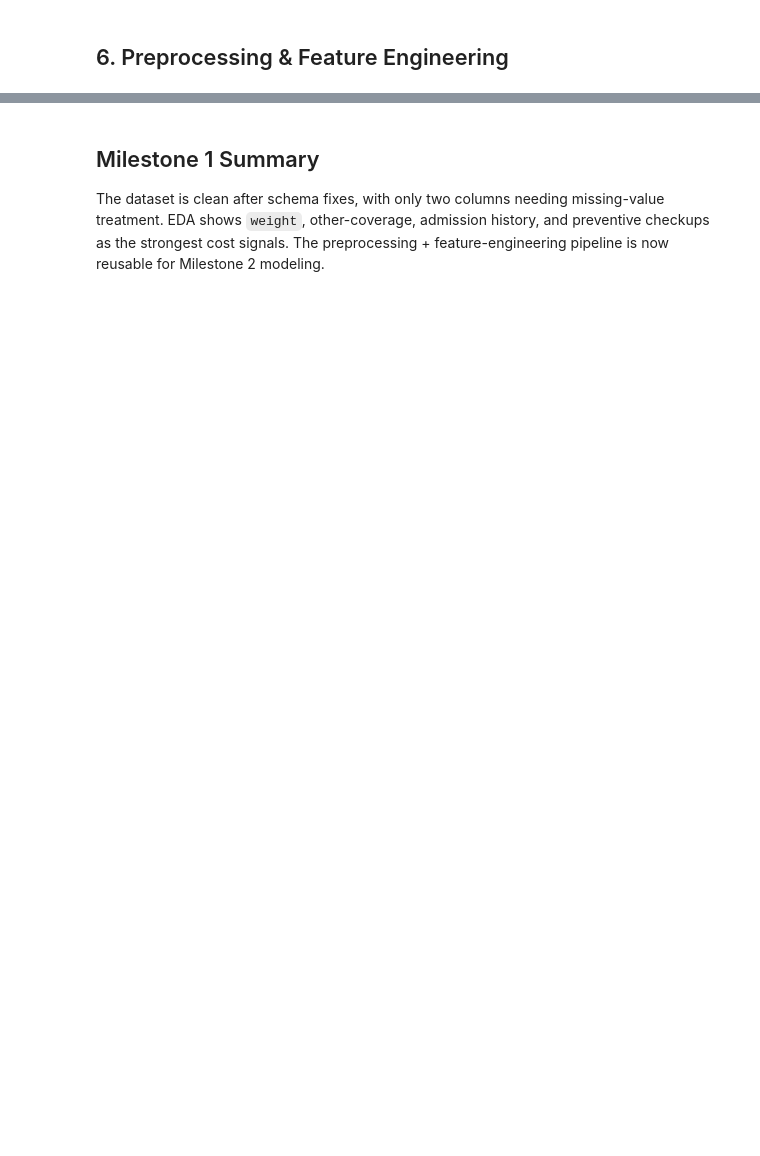
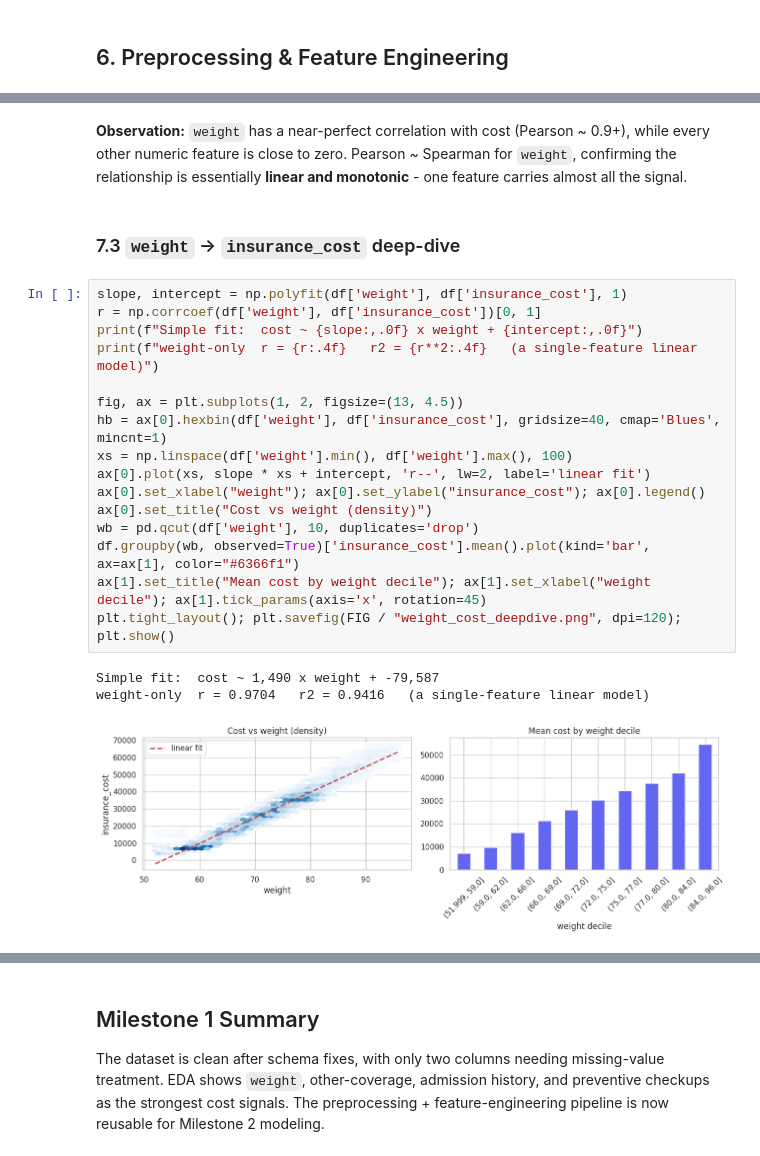
Before and after one commit to gunjan075/gl-capstone, a Jupyter notebook: experiments/01_milestone1_eda_preprocessing.ipynb, the cells around one changed output, grey strips where cells are left out. Saved outputs shown, nothing was run; the diff lists cells and outputs as text; blank space fills up the shorter version.

```diff
--- a/experiments/01_milestone1_eda_preprocessing.ipynb
+++ b/experiments/01_milestone1_eda_preprocessing.ipynb
@@ -234,0 +305,24 @@ Engineered matrix shape: (25000, 28)
+# %% [markdown]
+**Observation:** `weight` has a near-perfect correlation with cost (Pearson ~ 0.9+), while every other numeric feature is close to zero. Pearson ~ Spearman for `weight`, confirming the relationship is essentially **linear and monotonic** - one feature carries almost all the signal.
+# %% [markdown]
+### 7.3 `weight` -> `insurance_cost` deep-dive
+# %%
+slope, intercept = np.polyfit(df['weight'], df['insurance_cost'], 1)
+r = np.corrcoef(df['weight'], df['insurance_cost'])[0, 1]
+print(f"Simple fit:  cost ~ {slope:,.0f} x weight + {intercept:,.0f}")
+print(f"weight-only  r = {r:.4f}   r2 = {r**2:.4f}   (a single-feature linear model)")
+
+fig, ax = plt.subplots(1, 2, figsize=(13, 4.5))
+hb = ax[0].hexbin(df['weight'], df['insurance_cost'], gridsize=40, cmap='Blues', mincnt=1)
+xs = np.linspace(df['weight'].min(), df['weight'].max(), 100)
+ax[0].plot(xs, slope * xs + intercept, 'r--', lw=2, label='linear fit')
+ax[0].set_xlabel("weight"); ax[0].set_ylabel("insurance_cost"); ax[0].legend()
+ax[0].set_title("Cost vs weight (density)")
+wb = pd.qcut(df['weight'], 10, duplicates='drop')
+df.groupby(wb, observed=True)['insurance_cost'].mean().plot(kind='bar', ax=ax[1], color="#6366f1")
+ax[1].set_title("Mean cost by weight decile"); ax[1].set_xlabel("weight decile"); ax[1].tick_params(axis='x', rotation=45)
+plt.tight_layout(); plt.savefig(FIG / "weight_cost_deepdive.png", dpi=120); plt.show()
+# %% [output]
+Simple fit:  cost ~ 1,490 x weight + -79,587
+weight-only  r = 0.9704   r2 = 0.9416   (a single-feature linear model)
+[figure, added]
```
Also changed, not shown: parts of 29 cells of this notebook, 22 other files.
